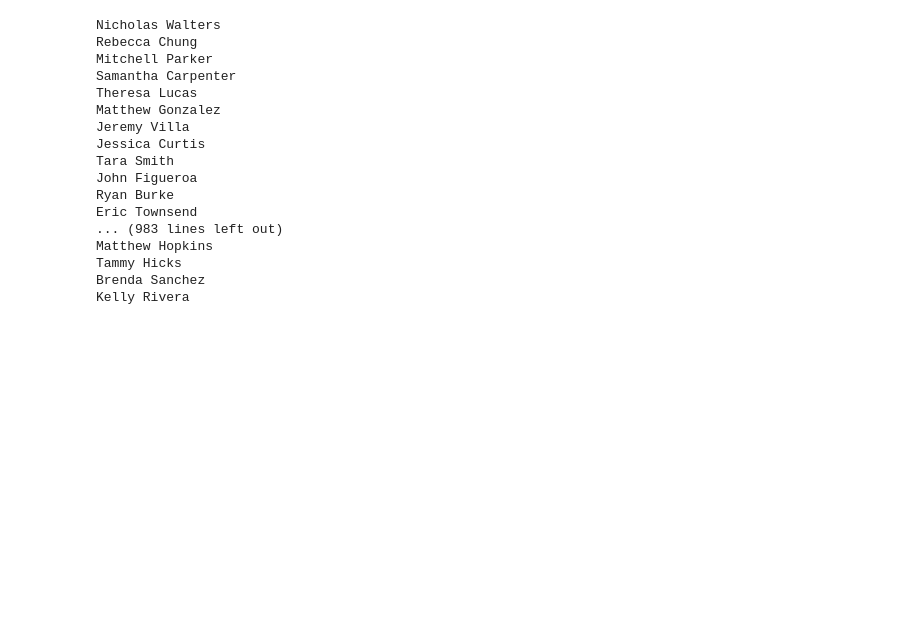
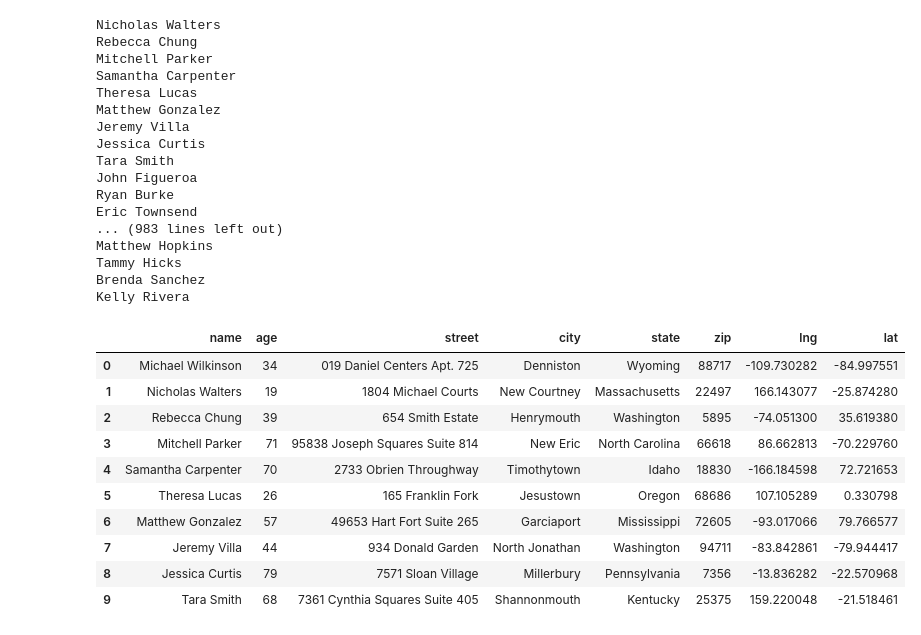
Before and after one commit to wmfinamore/data_engineering, a Jupyter notebook: writing_and_reading/writing_and_reading.ipynb, the cells around one changed output. Saved outputs shown, nothing was run; the diff lists cells and outputs as text; code cells hidden in the pictures; blank space fills up the shorter version.

```diff
--- a/writing_and_reading/writing_and_reading.ipynb
+++ b/writing_and_reading/writing_and_reading.ipynb
@@ -68,0 +72,16 @@ Kelly Rivera
+# %%
+df = pd.read_csv('data.csv')
+# %%
+df.head(10)
+# %% [output]
+|  | name | age | street | city | state | zip | lng | lat |
+| 0 | Michael Wilkinson | 34 | 019 Daniel Centers Apt. 725 | Denniston | Wyoming | 88717 | -109.730282 | -84.997551 |
+| 1 | Nicholas Walters | 19 | 1804 Michael Courts | New Courtney | Massachusetts | 22497 | 166.143077 | -25.874280 |
+| 2 | Rebecca Chung | 39 | 654 Smith Estate | Henrymouth | Washington | 5895 | -74.051300 | 35.619380 |
+| 3 | Mitchell Parker | 71 | 95838 Joseph Squares Suite 814 | New Eric | North Carolina | 66618 | 86.662813 | -70.229760 |
+| 4 | Samantha Carpenter | 70 | 2733 Obrien Throughway | Timothytown | Idaho | 18830 | -166.184598 | 72.721653 |
+| 5 | Theresa Lucas | 26 | 165 Franklin Fork | Jesustown | Oregon | 68686 | 107.105289 | 0.330798 |
+| 6 | Matthew Gonzalez | 57 | 49653 Hart Fort Suite 265 | Garciaport | Mississippi | 72605 | -93.017066 | 79.766577 |
+| 7 | Jeremy Villa | 44 | 934 Donald Garden | North Jonathan | Washington | 94711 | -83.842861 | -79.944417 |
+| 8 | Jessica Curtis | 79 | 7571 Sloan Village | Millerbury | Pennsylvania | 7356 | -13.836282 | -22.570968 |
+| 9 | Tara Smith | 68 | 7361 Cynthia Squares Suite 405 | Shannonmouth | Kentucky | 25375 | 159.220048 | -21.518461 |
```
Also changed, not shown: parts of 13 cells of this notebook, 2 other files.
